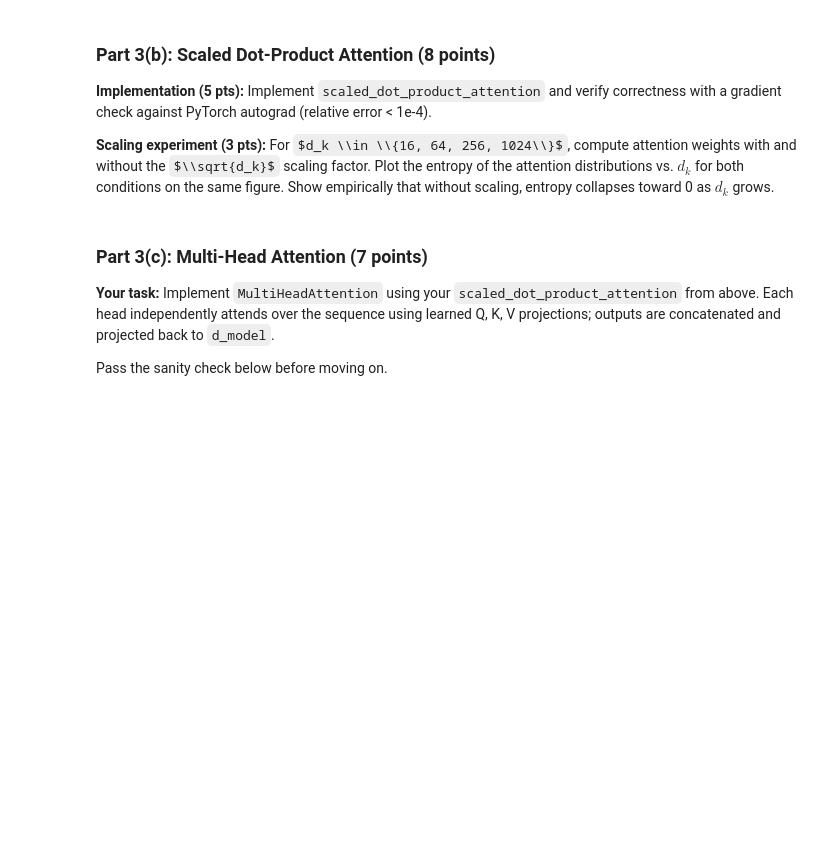
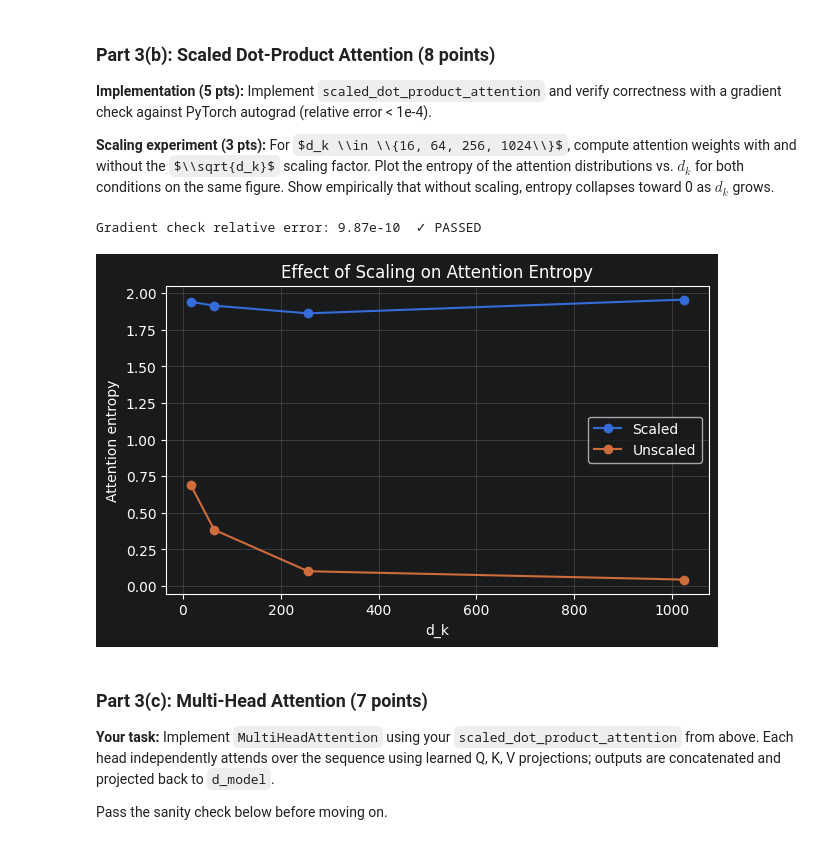
Before and after one commit to adubale/cs5480-assignment4, a Jupyter notebook: assignment4_coding.ipynb, the cells around one changed output. Drawn from its saved outputs; the diff is of its cells as text; code cells hidden in the pictures; some formulas as TeX source; blank space fills up the shorter version.

```diff
--- a/assignment4_coding.ipynb
+++ b/assignment4_coding.ipynb
@@ -967,14 +987,25 @@ def scaled_dot_product_attention(Q, K, V, mask=None, scale=True):
         output: (batch, heads, seq_q, d_v)
         attn_weights: (batch, heads, seq_q, seq_k)
     """
-    # YOUR CODE HERE
     # 1. Compute raw scores: Q @ K^T
+    scores = torch.matmul(Q, K.transpose(-2, -1))
+
     # 2. Optionally scale by 1/sqrt(d_k)
+    if scale: #if scale is true
+        d_k = Q.size(-1)
+        scores = scores / math.sqrt(d_k)
+
     # 3. Apply mask: set masked positions to -1e9 (before softmax)
+    if mask is not None:
+        scores = scores.masked_fill(mask, -1e9)
+
     # 4. Softmax over last dimension
+    attn_weights = torch.softmax(scores, dim=-1)
+
     # 5. Weighted sum of V
-    raise NotImplementedError
+    output = torch.matmul(attn_weights, V)
 
+    return output, attn_weights
 
 # ── Gradient check ─────────────────────────────────────────────────────────────
 def gradient_check_attention(eps=1e-5, tol=1e-4):
@@ -984,35 +1015,65 @@ def gradient_check_attention(eps=1e-5, tol=1e-4):
     K = torch.randn(B, H, S, D, requires_grad=True, dtype=torch.float64)
     V = torch.randn(B, H, S, D, requires_grad=True, dtype=torch.float64)
 
     out, _ = scaled_dot_product_attention(Q, K, V)
     loss = out.sum()
     loss.backward()
     grad_Q_analytic = Q.grad.clone()
 
     # Numerical gradient for Q[0,0,0,0]
     Q_plus  = Q.detach().clone(); Q_plus[0,0,0,0]  += eps
     Q_minus = Q.detach().clone(); Q_minus[0,0,0,0] -= eps
     out_p, _ = scaled_dot_product_attention(Q_plus.requires_grad_(False),  K.detach(), V.detach())
     out_m, _ = scaled_dot_product_attention(Q_minus.requires_grad_(False), K.detach(), V.detach())
     grad_Q_numerical = (out_p.sum() - out_m.sum()) / (2 * eps)
 
     rel_error = abs(grad_Q_analytic[0,0,0,0].item() - grad_Q_numerical.item()) / \
                 (abs(grad_Q_numerical.item()) + 1e-8)
     print(f'Gradient check relative error: {rel_error:.2e}', end='  ')
     print('✓ PASSED' if rel_error < tol else '✗ FAILED — check your implementation')
 
 gradient_check_attention()
 
 
 # ── Scaling experiment ─────────────────────────────────────────────────────────
-# YOUR CODE HERE
 # For d_k values in [16, 64, 256, 1024]:
+d_k_values = [16, 64, 256, 1024]
+entropy_scaled = []
+entropy_unscaled = []
+
 #   Generate random Q, K of shape (1, 1, 10, d_k)
+torch.manual_seed(SEED)
+
+for d_k in d_k_values:
+    Q = torch.randn(1, 1, 10, d_k)
+    K = torch.randn(1, 1, 10, d_k)
+    V = torch.randn(1, 1, 10, d_k)
+
 #   Compute attention weights WITH and WITHOUT scaling
+    _, attn_scaled = scaled_dot_product_attention(Q, K, V)
+    _, attn_unscaled = scaled_dot_product_attention(Q, K, V, scale=False)
+
 #   Compute entropy of each attention distribution: -sum(alpha * log(alpha + 1e-9))
+    ent_scaled = -(attn_scaled * torch.log(attn_scaled + 1e-9)).sum(dim=-1).mean()
+    ent_unscaled = -(attn_unscaled * torch.log(attn_unscaled + 1e-9)).sum(dim=-1).mean()
+
+    entropy_scaled.append(ent_scaled.item())
+    entropy_unscaled.append(ent_unscaled.item())
 #   Plot entropy vs d_k for both conditions on the same figure
+plt.figure(figsize=(7, 4))
+plt.plot(d_k_values, entropy_scaled, marker='o', label='Scaled')
+plt.plot(d_k_values, entropy_unscaled, marker='o', label='Unscaled')
+plt.xlabel('d_k')
+plt.ylabel('Attention entropy')
+plt.title('Effect of Scaling on Attention Entropy')
+
+plt.legend()
+plt.grid(True, alpha=0.3)
+plt.show()
 # Expected result: without scaling, entropy collapses to near 0 as d_k grows.
-raise NotImplementedError
+# %% [output]
+Gradient check relative error: 9.87e-10  ✓ PASSED
+[figure, added]
 # %% [markdown]
 ### Part 3(c): Multi-Head Attention (7 points)
 
```
Also changed, not shown: parts of 10 cells of this notebook.
